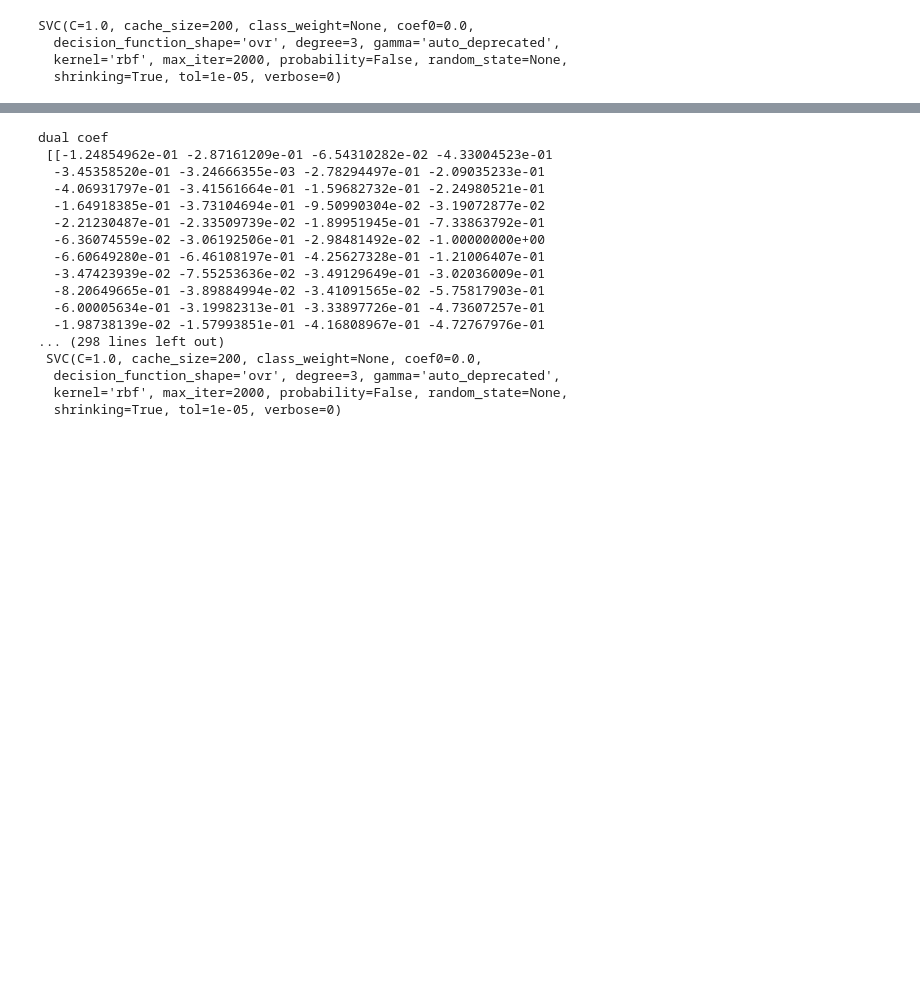
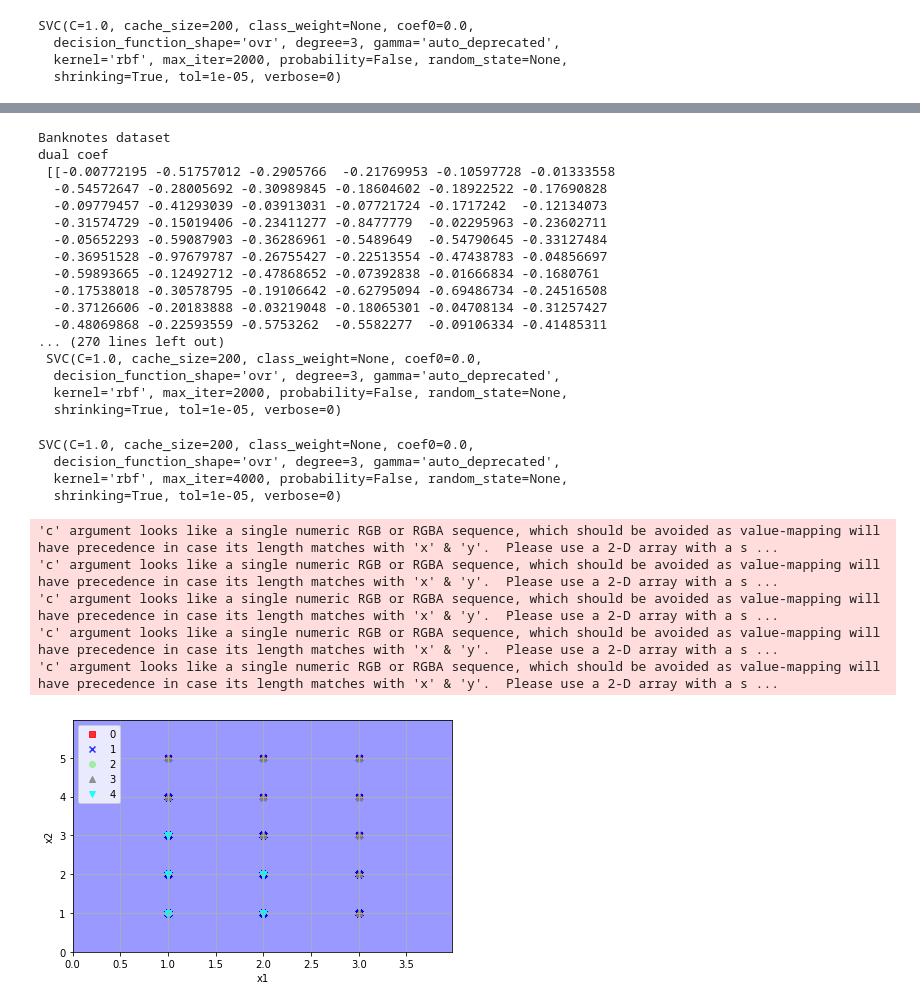
Before and after one commit to McKingly/ED-Data-Mining, a Jupyter notebook: Testing.ipynb, the cells around one changed output, grey strips where cells are left out. Saved outputs shown, nothing was run; the diff lists cells and outputs as text; code cells hidden in the pictures; blank space fills up the shorter version.

```diff
--- a/Testing.ipynb
+++ b/Testing.ipynb
@@ -450,24 +541,55 @@ plt.show()
 # %%
+# Banknotes dataset
+
+print('Banknotes dataset')
 print('dual coef \n', svm.dual_coef_)
 print ('support vectors \n', svm.support_vectors_)
 print('index of support vectors \n ', svm.support_)
 print ('bias', svm.intercept_)
 print('the classifier \n', svm)
 # %% [output]
+Banknotes dataset
 dual coef
- [[-1.24854962e-01 -2.87161209e-01 -6.54310282e-02 -4.33004523e-01
-  -3.45358520e-01 -3.24666355e-03 -2.78294497e-01 -2.09035233e-01
-  -4.06931797e-01 -3.41561664e-01 -1.59682732e-01 -2.24980521e-01
-  -1.64918385e-01 -3.73104694e-01 -9.50990304e-02 -3.19072877e-02
-  -2.21230487e-01 -2.33509739e-02 -1.89951945e-01 -7.33863792e-01
-  -6.36074559e-02 -3.06192506e-01 -2.98481492e-02 -1.00000000e+00
-  -6.60649280e-01 -6.46108197e-01 -4.25627328e-01 -1.21006407e-01
-  -3.47423939e-02 -7.55253636e-02 -3.49129649e-01 -3.02036009e-01
-  -8.20649665e-01 -3.89884994e-02 -3.41091565e-02 -5.75817903e-01
-  -6.00005634e-01 -3.19982313e-01 -3.33897726e-01 -4.73607257e-01
-  -1.98738139e-02 -1.57993851e-01 -4.16808967e-01 -4.72767976e-01
-... (298 lines left out)
+ [[-0.00772195 -0.51757012 -0.2905766  -0.21769953 -0.10597728 -0.01333558
+  -0.54572647 -0.28005692 -0.30989845 -0.18604602 -0.18922522 -0.17690828
+  -0.09779457 -0.41293039 -0.03913031 -0.07721724 -0.1717242  -0.12134073
+  -0.31574729 -0.15019406 -0.23411277 -0.8477779  -0.02295963 -0.23602711
+  -0.05652293 -0.59087903 -0.36286961 -0.5489649  -0.54790645 -0.33127484
+  -0.36951528 -0.97679787 -0.26755427 -0.22513554 -0.47438783 -0.04856697
+  -0.59893665 -0.12492712 -0.47868652 -0.07392838 -0.01666834 -0.1680761
+  -0.17538018 -0.30578795 -0.19106642 -0.62795094 -0.69486734 -0.24516508
+  -0.37126606 -0.20183888 -0.03219048 -0.18065301 -0.04708134 -0.31257427
+  -0.48069868 -0.22593559 -0.5753262  -0.5582277  -0.09106334 -0.41485311
+... (270 lines left out)
  SVC(C=1.0, cache_size=200, class_weight=None, coef0=0.0,
   decision_function_shape='ovr', degree=3, gamma='auto_deprecated',
   kernel='rbf', max_iter=2000, probability=False, random_state=None,
   shrinking=True, tol=1e-05, verbose=0)
+# %%
+# Nursery dataset
+
+svm=SVC(C=1.0,kernel='rbf', max_iter=4000, tol=1e-05, verbose=0)
+svm
+# %% [output]
+SVC(C=1.0, cache_size=200, class_weight=None, coef0=0.0,
+  decision_function_shape='ovr', degree=3, gamma='auto_deprecated',
+  kernel='rbf', max_iter=4000, probability=False, random_state=None,
+  shrinking=True, tol=1e-05, verbose=0)
+# %%
+# Nursery dataset
+
+svm=svm.fit(X_train2.values, y_train2.values)
+plot_decision_regions(X_train2.values, y_train2.values, classifier=svm, banknotes=0)
+plt.xlabel('x1')
+plt.ylabel('x2')
+plt.legend(loc='upper left')
+plt.grid()
+plt.tight_layout()
+plt.show()
+# %% [output]
+'c' argument looks like a single numeric RGB or RGBA sequence, which should be avoided as value-mapping will have precedence in case its length matches with 'x' & 'y'.  Please use a 2-D array with a s ...
+'c' argument looks like a single numeric RGB or RGBA sequence, which should be avoided as value-mapping will have precedence in case its length matches with 'x' & 'y'.  Please use a 2-D array with a s ...
+'c' argument looks like a single numeric RGB or RGBA sequence, which should be avoided as value-mapping will have precedence in case its length matches with 'x' & 'y'.  Please use a 2-D array with a s ...
+'c' argument looks like a single numeric RGB or RGBA sequence, which should be avoided as value-mapping will have precedence in case its length matches with 'x' & 'y'.  Please use a 2-D array with a s ...
+'c' argument looks like a single numeric RGB or RGBA sequence, which should be avoided as value-mapping will have precedence in case its length matches with 'x' & 'y'.  Please use a 2-D array with a s ...
+[figure, added]
```
Also changed, not shown: parts of 14 cells of this notebook.
